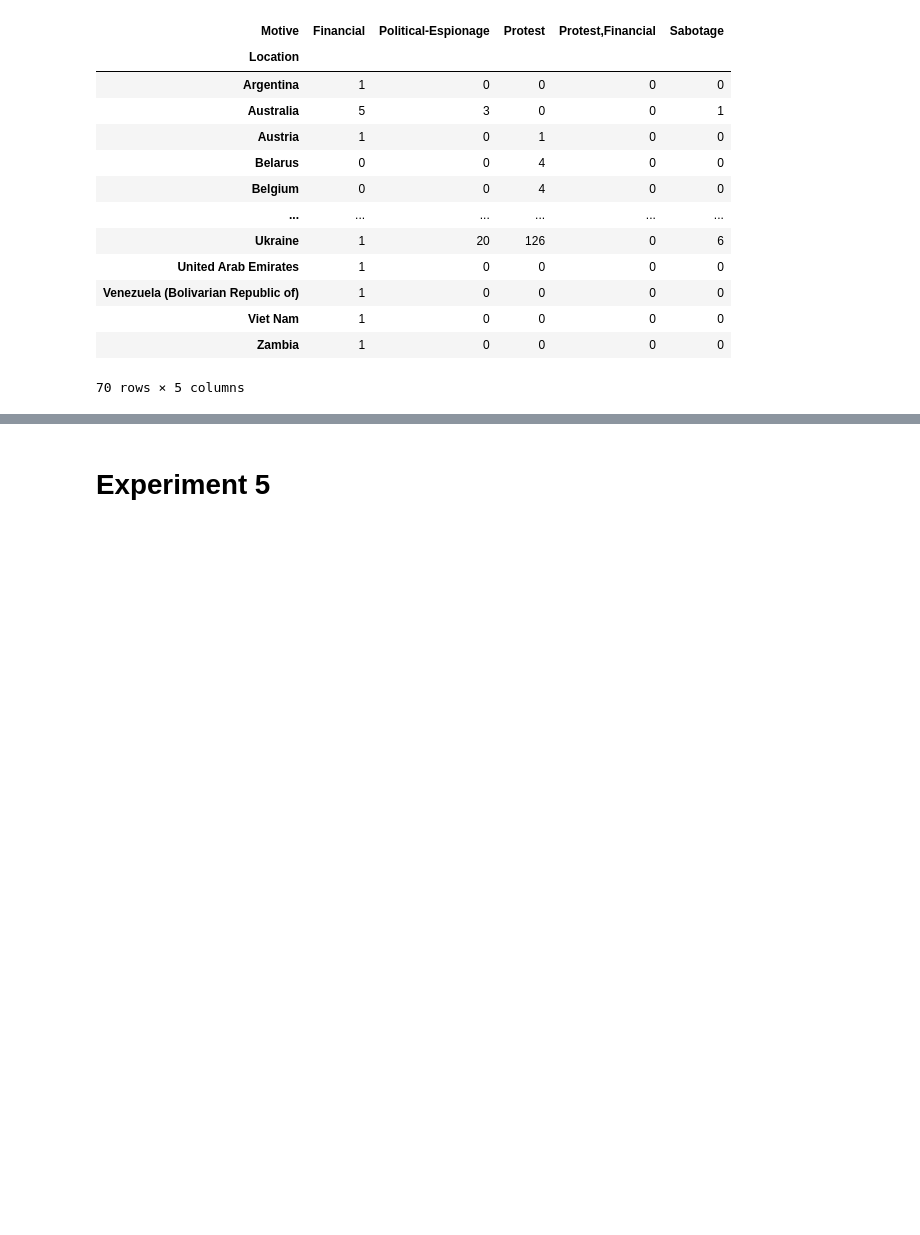
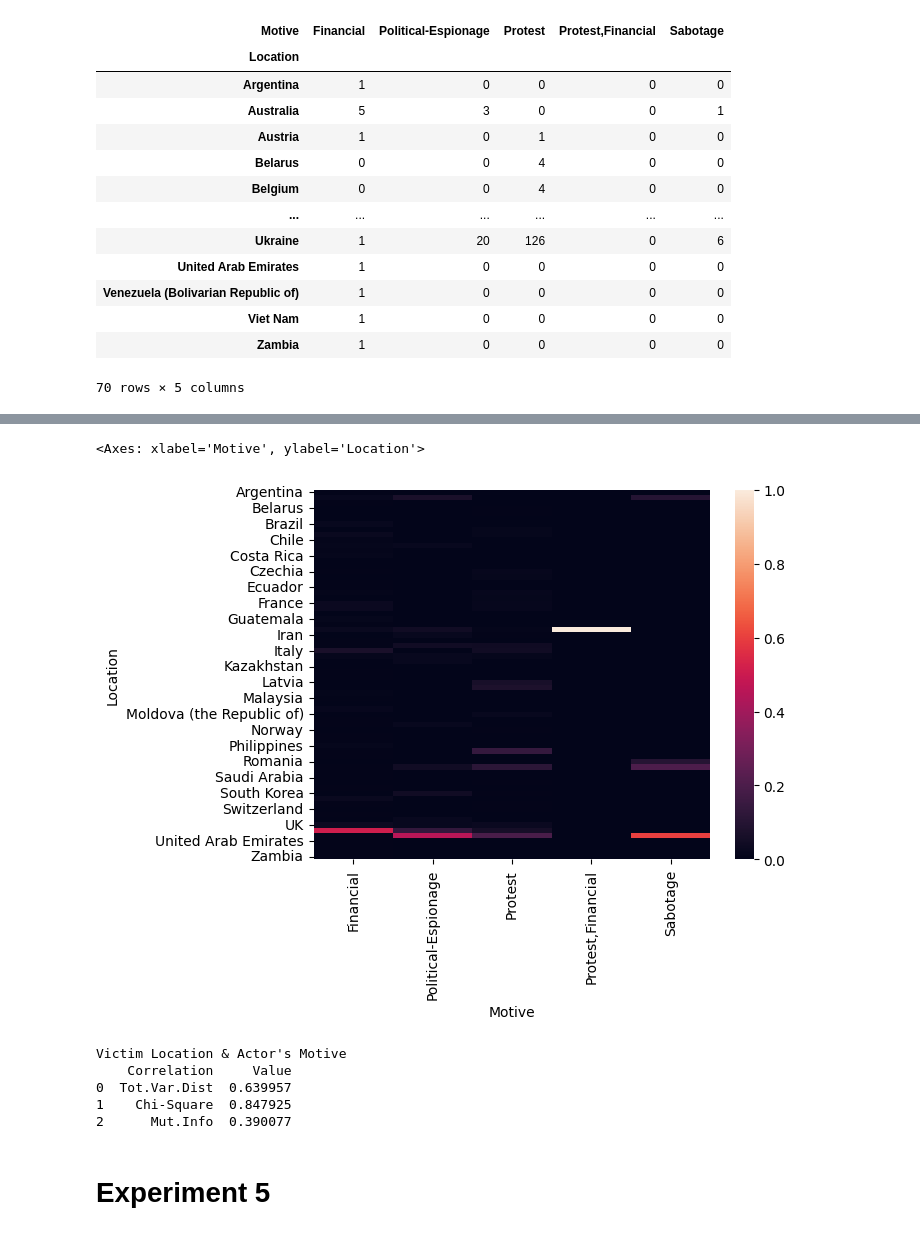
Before and after one commit to Sof0-0/CMPS3160_Project_CyberAttacks, a Jupyter notebook: DSProject.ipynb, the cells around one changed output, grey strips where cells are left out. Drawn from its saved outputs; the diff is of its cells as text; code cells hidden in the pictures; blank space fills up the shorter version.

```diff
--- a/DSProject.ipynb
+++ b/DSProject.ipynb
@@ -1209,8 +1288,9 @@ counts_att2
 # %% [markdown]
 # Experiment 4
 # %%
-# Create the counts table for the victim's Location and actor's Location
+# Create the counts table for the victim's Location and actor's motive
 counts_att3 = pd.crosstab(filtered_att["Location"], filtered_att["Motive"])
+counts_norm4 = pd.crosstab(filtered_att["Location"], filtered_att["Motive"], normalize=True)
 counts_att3
 # %% [output]
 | Motive | Financial | Political-Espionage | Protest | Protest,Financial | Sabotage |
@@ -1227,3 +1307,7 @@ counts_att3
 | Viet Nam | 1 | 0 | 0 | 0 | 0 |
 | Zambia | 1 | 0 | 0 | 0 | 0 |
 70 rows × 5 columns
+# %%
+# Find the marginal probabilities for the actor's motive
+actor_motive = counts_norm4.sum(axis=0)
+actor_motive
@@ -1229,0 +1322,4 @@ counts_att3
+# %%
+# Given the actor's motive, the distribution of the victim's location
+vic_loc_given_act_loc = counts_norm4.divide(actor_motive, axis=1)
+vic_loc_given_act_loc
@@ -1229,0 +1341,5 @@ counts_att3
+# %%
+sns.heatmap(vic_loc_given_act_loc) # Actor's Motive v Victim's Location
+# %% [output]
+<Axes: xlabel='Motive', ylabel='Location'>
+[figure, added]
@@ -1230,3 +1352,25 @@ counts_att3
+# %%
+# Total Variation Distance:
+tot_var_dist4 = (counts_norm4 - expected4).abs().sum().sum()
+
+# Chi-Square Distance:
+chi_sq_4 = (((counts_norm4 - expected4) ** 2) / expected4).sum().sum()
+
+# Mutual Information;
+mut_info4 = (counts_norm4 * np.log(counts_norm4 / expected4)).sum().sum() # mutual information
+
+# The correlation table:
+results4_corr = pd.DataFrame()
+results4_corr.insert(loc=0, column="Correlation", value=["Tot.Var.Dist", "Chi-Square", "Mut.Info"])
+results4_corr.insert(loc=1, column="Value", value=[tot_var_dist4, chi_sq_4, mut_info4])
+print("Victim Location & Actor's Motive")
+print(results4_corr)
+# %% [output]
+Victim Location & Actor's Motive
+    Correlation     Value
+0  Tot.Var.Dist  0.639957
+1    Chi-Square  0.847925
+2      Mut.Info  0.390077
 # %% [markdown]
 # Experiment 5
 # %%
```
Also changed, not shown: parts of 23 cells of this notebook.
